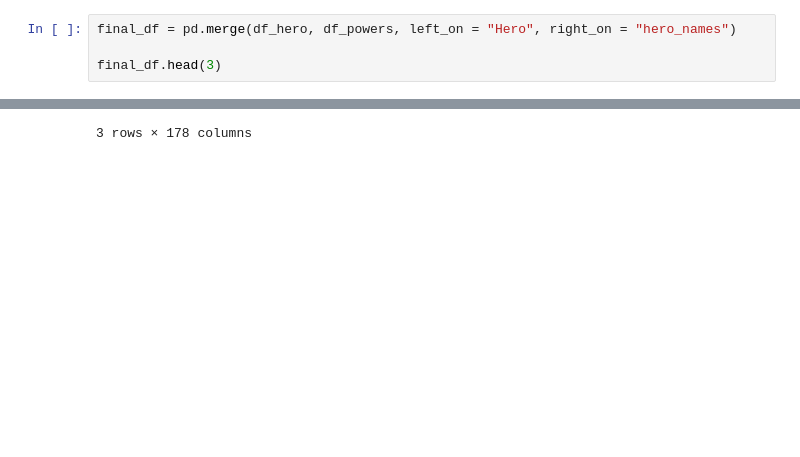
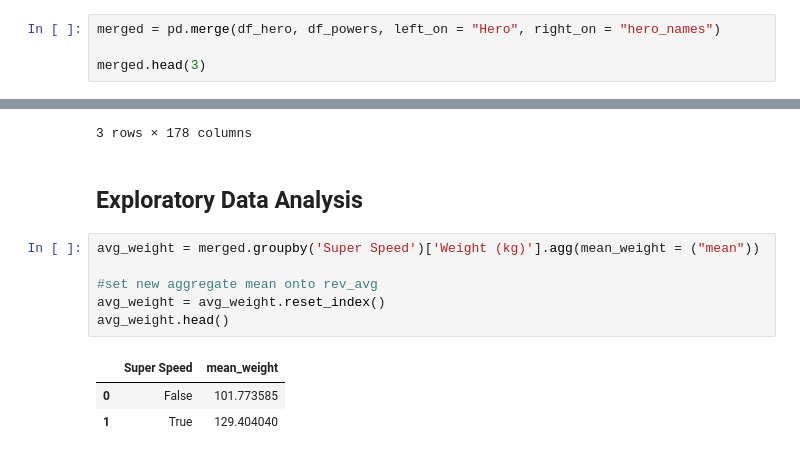
Before and after one commit to bradshawjoshua/Applying-Advanced-Transformations, a Jupyter notebook: Applying Advanced Transformations Core.ipynb, the cells around one changed output, grey strips where cells are left out. Drawn from its saved outputs; the diff is of its cells as text; blank space fills up the shorter version.

```diff
--- a/Applying Advanced Transformations Core.ipynb
+++ b/Applying Advanced Transformations Core.ipynb
@@ -317,12 +317,24 @@ df_powers.head()
 | 4 | Abomination | False | True | True | True | True | False | False | ... |
 5 rows × 168 columns
 # %%
-final_df = pd.merge(df_hero, df_powers, left_on = "Hero", right_on = "hero_names")
+merged = pd.merge(df_hero, df_powers, left_on = "Hero", right_on = "hero_names")
 
-final_df.head(3)
+merged.head(3)
 # %% [output]
 |  | Gender | Race | Alignment | Hair color | Eye color | Skin color | Hero | Publisher | Height (cm) | ... |
 | 0 | Male | Human | good | No Hair | yellow | Unknown | A-Bomb | Marvel Comics | 203.0 | ... |
 | 1 | Male | Icthyo Sapien | good | No Hair | blue | blue | Abe Sapien | Dark Horse Comics | 191.0 | ... |
 | 2 | Male | Ungaran | good | No Hair | blue | red | Abin Sur | DC Comics | 185.0 | ... |
 3 rows × 178 columns
+# %% [markdown]
+## Exploratory Data Analysis
+# %%
+avg_weight = merged.groupby('Super Speed')['Weight (kg)'].agg(mean_weight = ("mean"))
+
+#set new aggregate mean onto rev_avg
+avg_weight = avg_weight.reset_index()
+avg_weight.head()
+# %% [output]
+|  | Super Speed | mean_weight |
+| 0 | False | 101.773585 |
+| 1 | True | 129.404040 |
```
Also changed, not shown: parts of 1 cell of this notebook.
